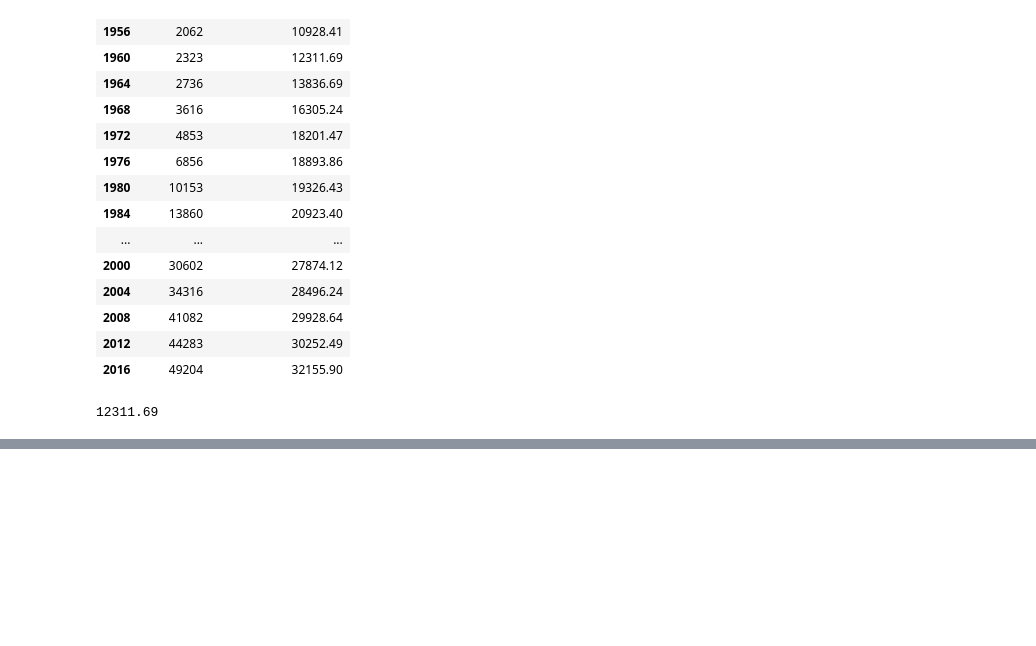
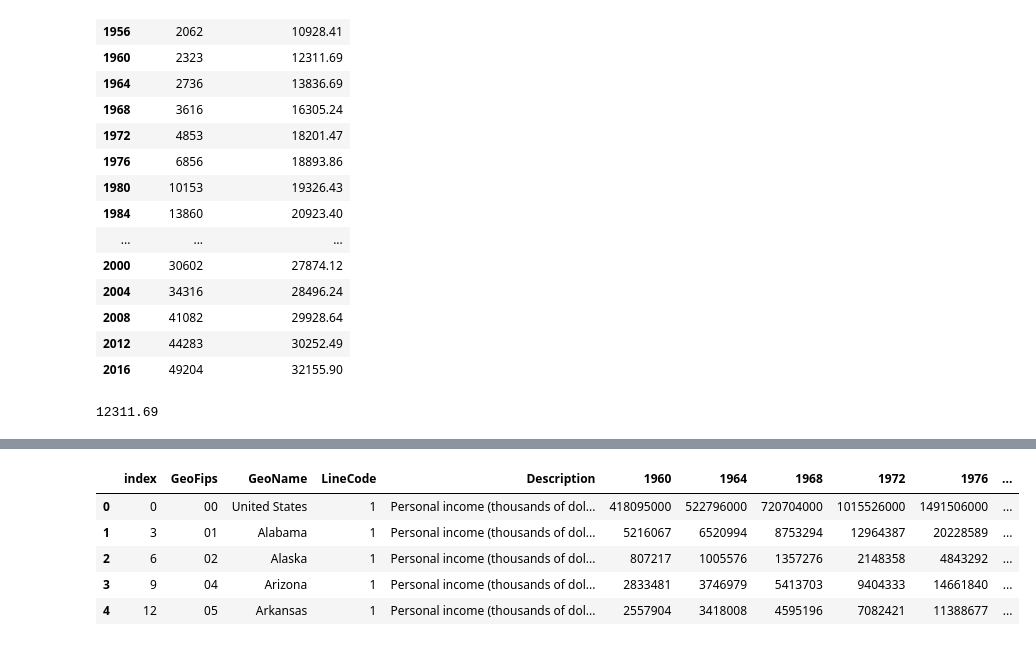
Before and after one commit to KirosG/DSI-capstone-project, a Jupyter notebook: 03-data-cleaning-eda.ipynb, the cells around one changed output, grey strips where cells are left out. Saved outputs shown, nothing was run; the diff lists cells and outputs as text; code cells hidden in the pictures; blank space fills up the shorter version.

```diff
--- a/03-data-cleaning-eda.ipynb
+++ b/03-data-cleaning-eda.ipynb
@@ -529,0 +539,21 @@ Index(['GeoFips', 'GeoName', 'LineCode', 'Description', '1948', '1952', '1956',
+# %%
+income.replace('Alaska*','Alaska', axis=0, inplace=True)
+# %%
+income['GeoFips'] = [str(x).rstrip('000').zfill(2) for x in income['GeoFips'].values]
+# %%
+income_1 = pd.DataFrame(data=income[income['LineCode'] == 1]).reset_index()
+income_2 = pd.DataFrame(data=income[income['LineCode'] == 2]).reset_index()
+income_3 = pd.DataFrame(data=income[income['LineCode'] == 3]).reset_index()
+# %%
+income_1.drop(labels=['1948','1952','1956'], axis=1, inplace=True)
+income_2.drop(labels=['1948','1952','1956'], axis=1, inplace=True)
+income_3.drop(labels=['1948','1952','1956'], axis=1, inplace=True)
+# %%
+income_1.head()
+# %% [output]
+|  | index | GeoFips | GeoName | LineCode | Description | 1960 | 1964 | 1968 | 1972 | 1976 | ... |
+| 0 | 0 | 00 | United States | 1 | Personal income (thousands of dol... | 418095000 | 522796000 | 720704000 | 1015526000 | 1491506000 | ... |
+| 1 | 3 | 01 | Alabama | 1 | Personal income (thousands of dol... | 5216067 | 6520994 | 8753294 | 12964387 | 20228589 | ... |
+| 2 | 6 | 02 | Alaska | 1 | Personal income (thousands of dol... | 807217 | 1005576 | 1357276 | 2148358 | 4843292 | ... |
+| 3 | 9 | 04 | Arizona | 1 | Personal income (thousands of dol... | 2833481 | 3746979 | 5413703 | 9404333 | 14661840 | ... |
+| 4 | 12 | 05 | Arkansas | 1 | Personal income (thousands of dol... | 2557904 | 3418008 | 4595196 | 7082421 | 11388677 | ... |
```
Also changed, not shown: parts of 29 cells of this notebook, 2 other files.
